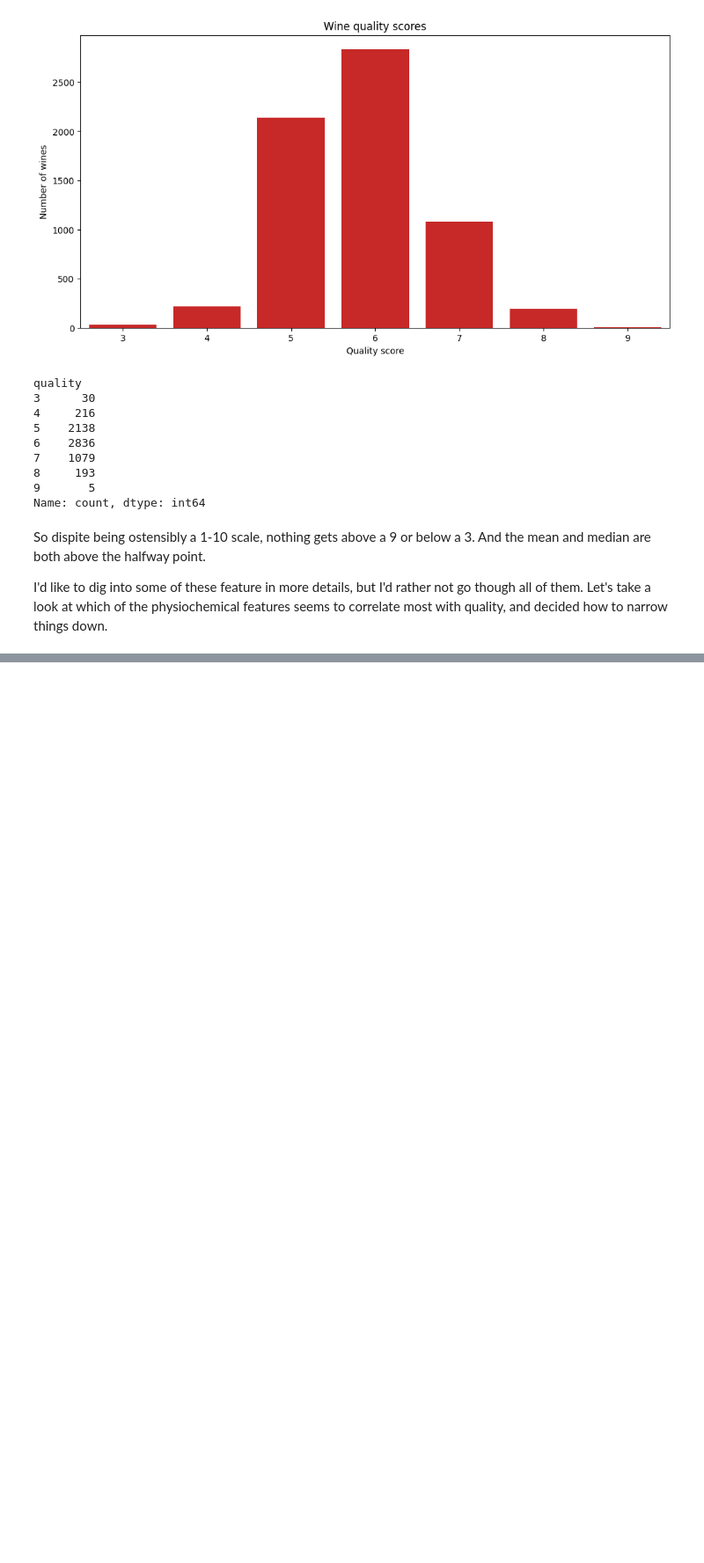
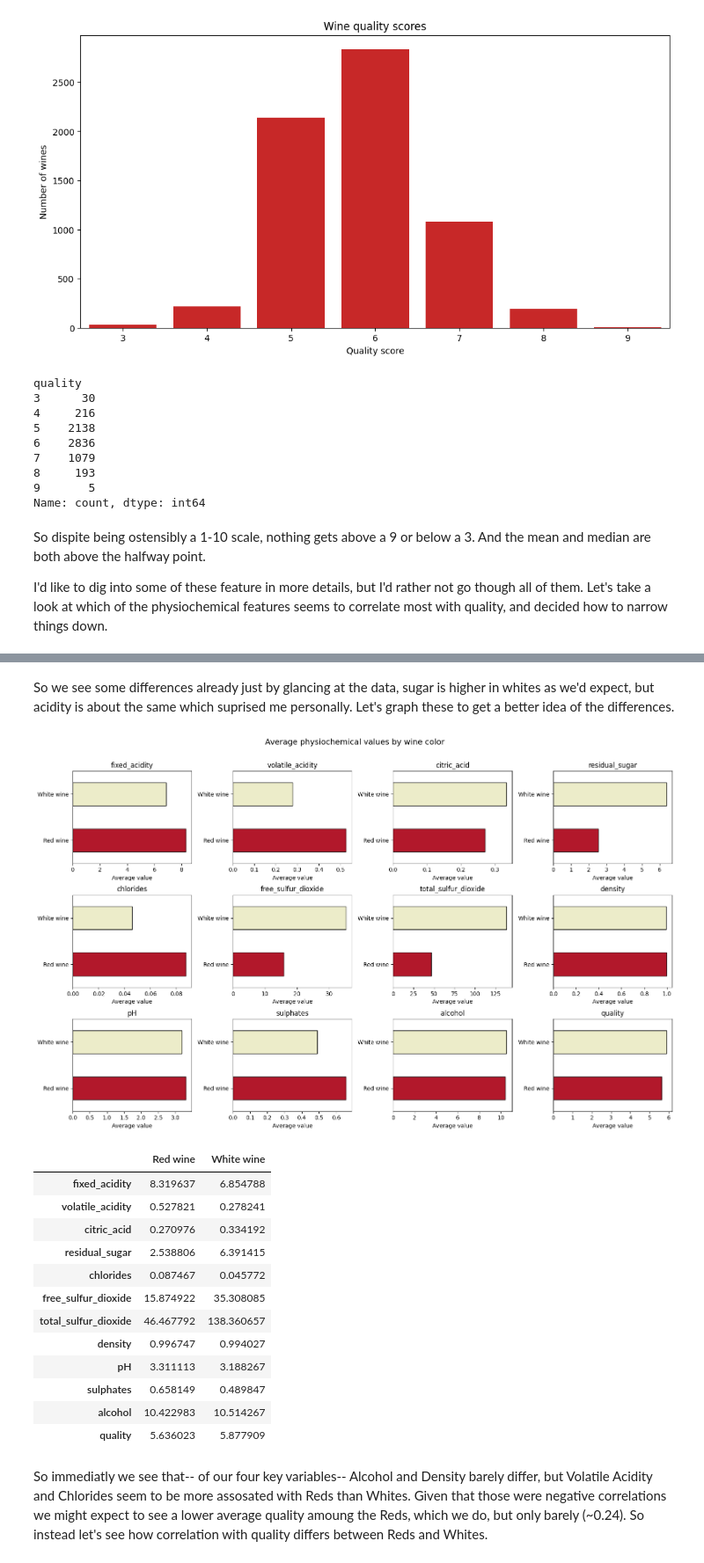
Before and after one commit to jklydev/everything-counts-summative-1, a Jupyter notebook: wine.ipynb, the cells around one changed output, grey strips where cells are left out. Shown: that part at 88% size. Saved outputs shown, nothing was run; the diff lists cells and outputs as text; code cells hidden in the pictures; blank space fills up the shorter version.

```diff
--- a/wine.ipynb
+++ b/wine.ipynb
@@ -220,0 +144,10 @@ quality_correlation_significance
+# %%
+red_wine_group, white_wine_group = wine_quality.groupby("color")
+
+red_wines = red_wine_group[1] # TODO: Make sure this works consistantly
+white_wines = white_wine_group[1]
+
+del red_wine_group
+del white_wine_group
+
+red_wines.describe()
@@ -220,0 +176,44 @@ quality_correlation_significance
+# %% [markdown]
+So we see some differences already just by glancing at the data, sugar is higher in whites as we'd expect, but acidity is about the same which suprised me personally. Let's graph these to get a better idea of the differences.
+# %%
+red_means = red_wines.mean(numeric_only=True)
+white_means = white_wines.mean(numeric_only=True)
+
+feature_means = pd.DataFrame({"Red wine": red_means, "White wine": white_means})
+
+fig, axes = plt.subplots(nrows=3, ncols=4, figsize=(16, 10))
+axes = axes.flatten()
+
+for ax, (feature, values) in zip(axes, feature_means.iterrows()):
+    values.plot(kind="barh", ax=ax, color=["#b2182b", "#ececc9"], edgecolor="black")
+    ax.set_title(feature)
+    ax.set_xlabel("Average value")
+    ax.set_ylabel("")
+    ax.legend().set_visible(False)
+
+for ax in axes[len(feature_means) :]:
+    ax.remove()
+
+fig.suptitle("Average physiochemical values by wine color", fontsize=14)
+fig.tight_layout()
+fig.subplots_adjust(top=0.9)
+plt.show()
+
+feature_means
+# %% [output]
+[figure, added]
+|  | Red wine | White wine |
+| fixed_acidity | 8.319637 | 6.854788 |
+| volatile_acidity | 0.527821 | 0.278241 |
+| citric_acid | 0.270976 | 0.334192 |
+| residual_sugar | 2.538806 | 6.391415 |
+| chlorides | 0.087467 | 0.045772 |
+| free_sulfur_dioxide | 15.874922 | 35.308085 |
+| total_sulfur_dioxide | 46.467792 | 138.360657 |
+| density | 0.996747 | 0.994027 |
+| pH | 3.311113 | 3.188267 |
+| sulphates | 0.658149 | 0.489847 |
+| alcohol | 10.422983 | 10.514267 |
+| quality | 5.636023 | 5.877909 |
+# %% [markdown]
+So immediatly we see that-- of our four key variables-- Alcohol and Density barely differ, but Volatile Acidity and Chlorides seem to be more assosated with Reds than Whites. Given that those were negative correlations we might expect to see a lower average quality amoung the Reds, which we do, but only barely (~0.24). So instead let's see how correlation with quality differs between Reds and Whites.
```
Also changed, not shown: parts of 16 cells of this notebook.
